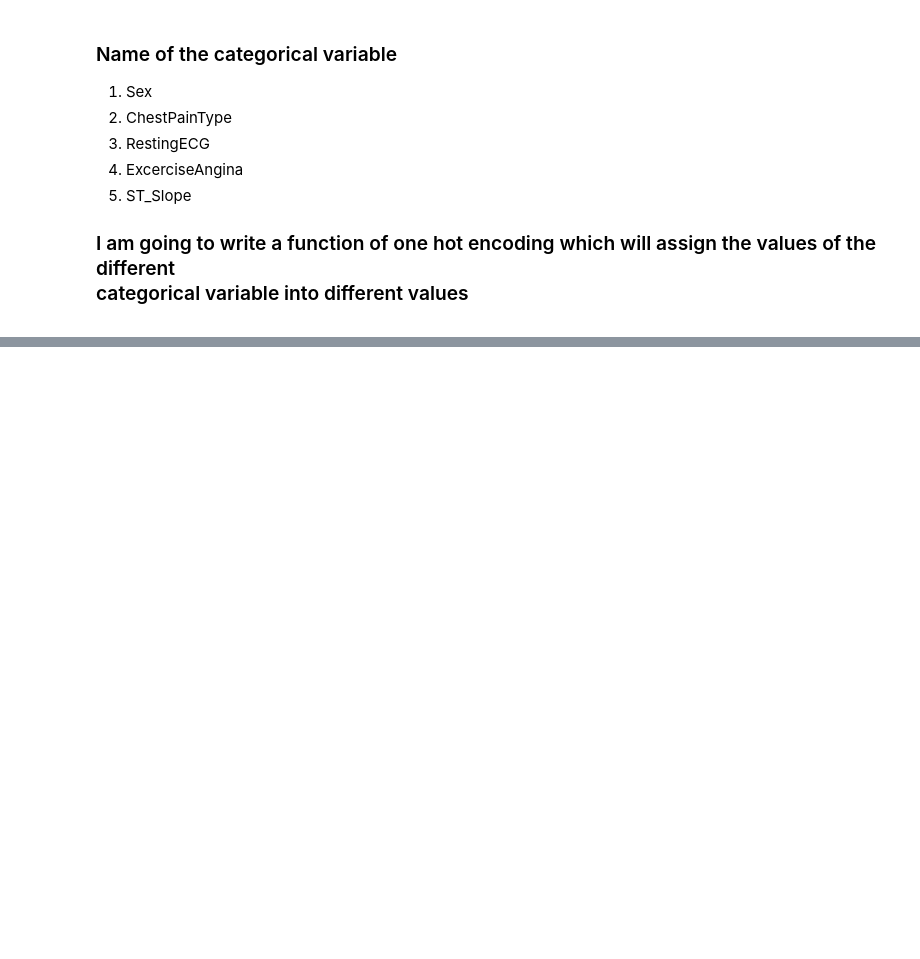
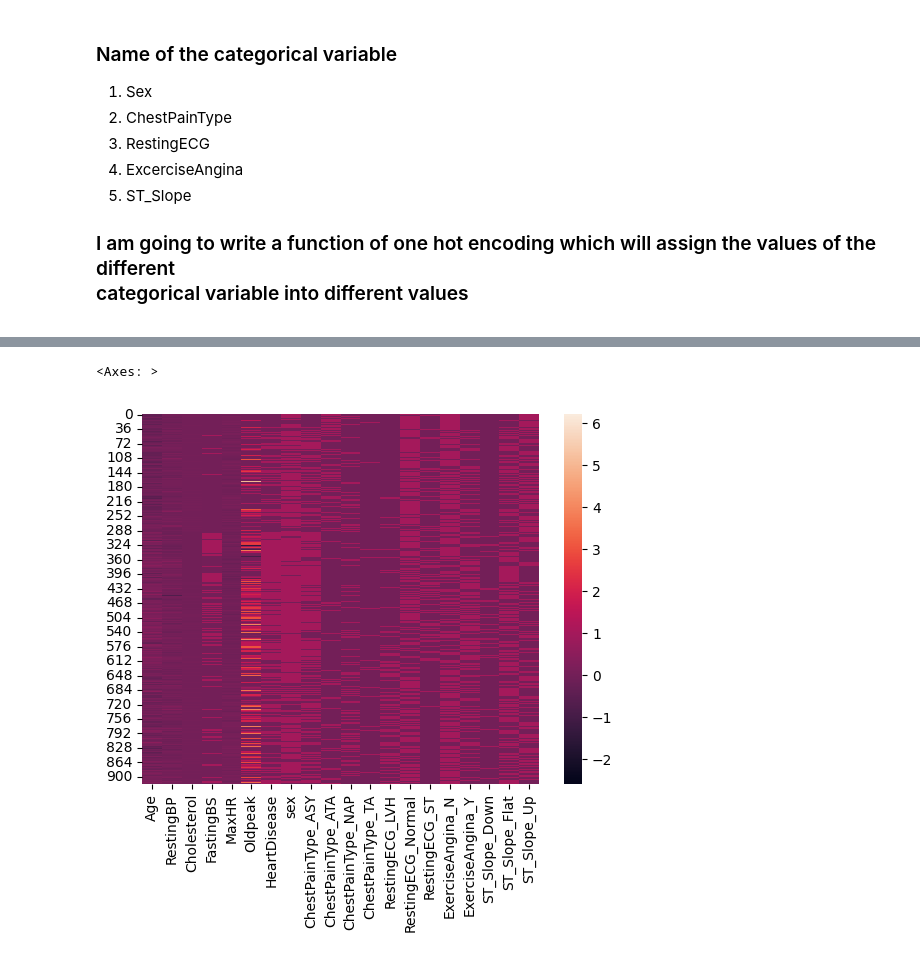
Before and after one commit to dollatrahul/Heart-Disease-Prediction, a Jupyter notebook: HeartDiseasePredictionModel.ipynb, the cells around one changed output, grey strips where cells are left out. Cells and saved outputs as stored; diff of their text form; code cells hidden in the pictures; blank space fills up the shorter version.

```diff
--- a/HeartDiseasePredictionModel.ipynb
+++ b/HeartDiseasePredictionModel.ipynb
@@ -234,0 +261,5 @@ def oh_encoder(col):
+# %%
+one_hot_encoded_data = pd.get_dummies(df, columns = ['Sex', 'ChestPainType','RestingECG','ExerciseAngina','ST_Slope'])
+one_hot_encoded_data=one_hot_encoded_data.drop(columns=['Sex_F'],axis=1)
+one_hot_encoded_data=one_hot_encoded_data.rename(columns={'Sex_M':'sex'})
+df1=one_hot_encoded_data
@@ -234,0 +347,5 @@ def oh_encoder(col):
+# %%
+sns.heatmap(one_hot_encoded_data)
+# %% [output]
+<Axes: >
+[figure, added]
```
Also changed, not shown: parts of 66 cells of this notebook.
